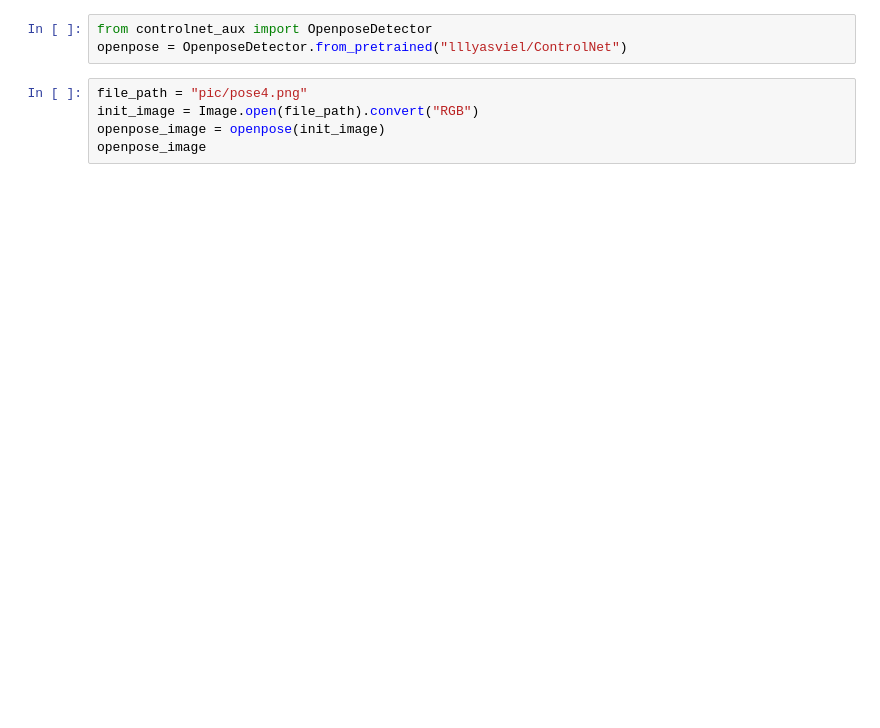
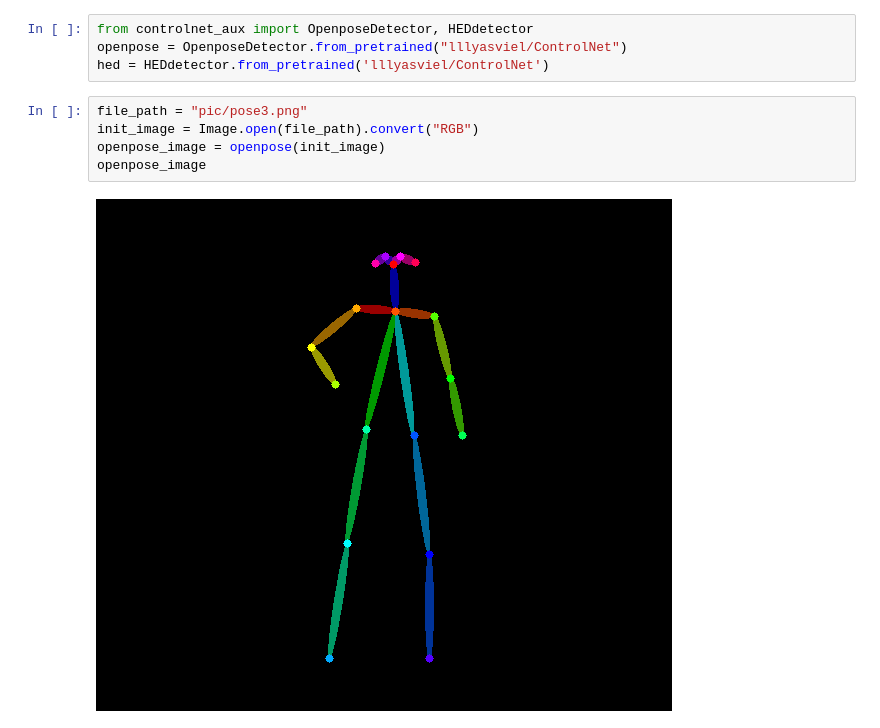
Before and after one commit to genichiro22/huggingface, a Jupyter notebook: main.ipynb, the cells around one changed output. Saved outputs shown, nothing was run; the diff lists cells and outputs as text; blank space fills up the shorter version.

```diff
--- a/main.ipynb
+++ b/main.ipynb
@@ -29,9 +34,12 @@ pipe = StableDiffusionControlNetPipeline.from_pretrained(
 # %%
-from controlnet_aux import OpenposeDetector
+from controlnet_aux import OpenposeDetector, HEDdetector
 openpose = OpenposeDetector.from_pretrained("lllyasviel/ControlNet")
+hed = HEDdetector.from_pretrained('lllyasviel/ControlNet')
 # %%
-file_path = "pic/pose4.png"
+file_path = "pic/pose3.png"
 init_image = Image.open(file_path).convert("RGB")
 openpose_image = openpose(init_image)
 openpose_image
+# %% [output]
+[figure, added]
 # %%
```
Also changed, not shown: parts of 4 cells of this notebook, 1 other file.
